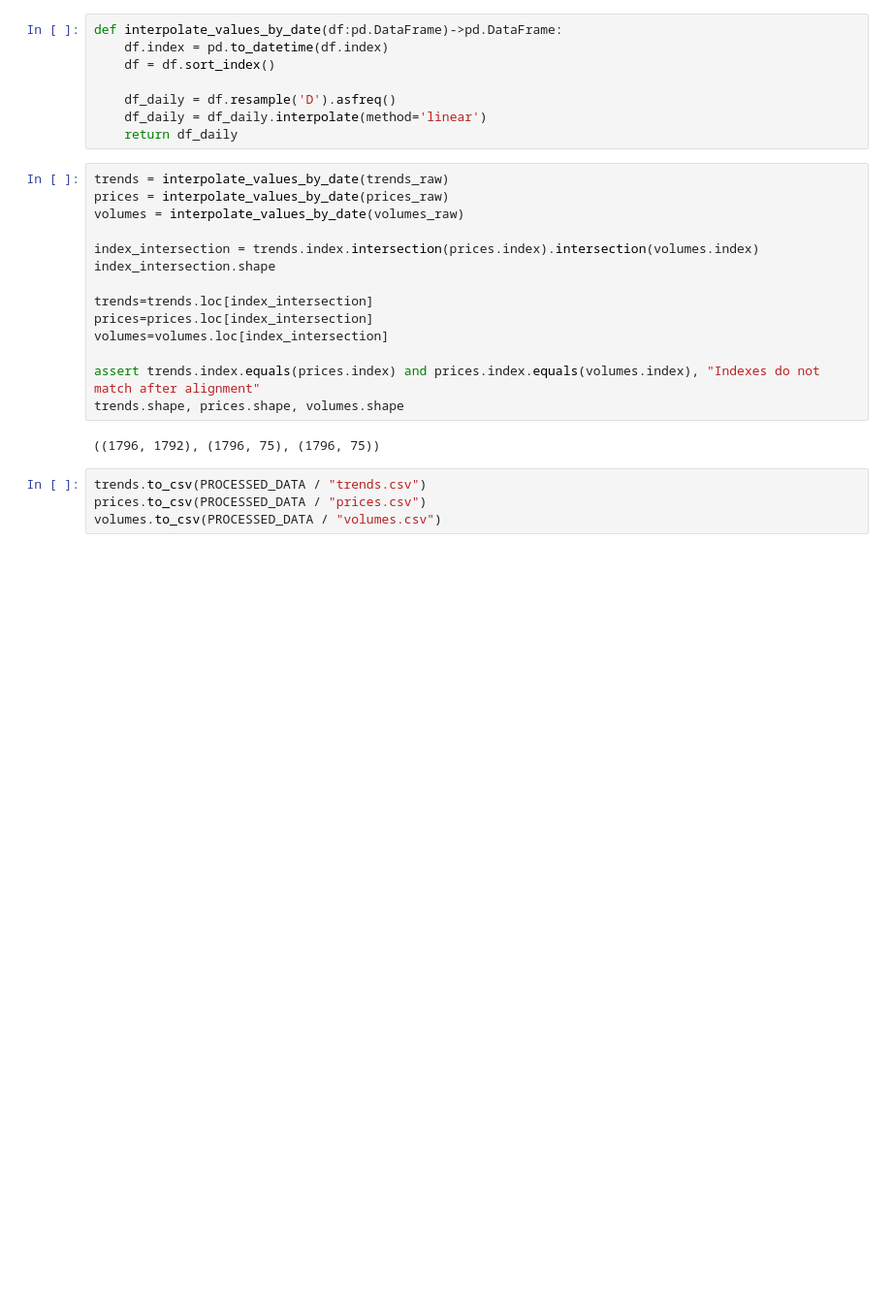
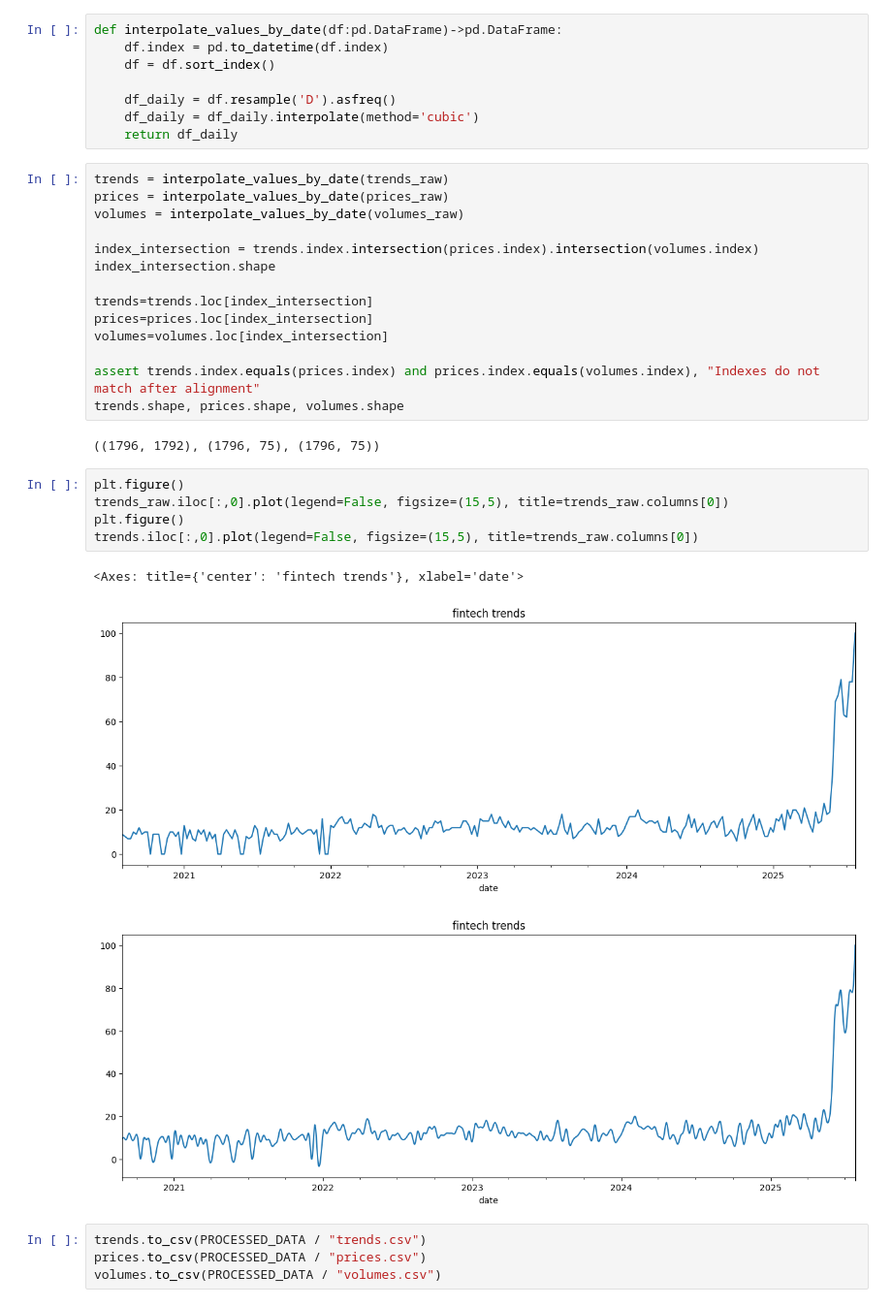
Before and after one commit to YishayPo/needleInHaystack, a Jupyter notebook: data_preprocess.ipynb, the cells around one changed output. Shown at 97% size. Saved outputs shown, nothing was run; the diff lists cells and outputs as text; blank space fills up the shorter version.

```diff
--- a/data_preprocess.ipynb
+++ b/data_preprocess.ipynb
@@ -129,7 +130,7 @@ def interpolate_values_by_date(df:pd.DataFrame)->pd.DataFrame:
     df = df.sort_index()
 
     df_daily = df.resample('D').asfreq()
-    df_daily = df_daily.interpolate(method='linear')
+    df_daily = df_daily.interpolate(method='cubic')
     return df_daily
 # %%
 trends = interpolate_values_by_date(trends_raw)
@@ -147,6 +148,15 @@ assert trends.index.equals(prices.index) and prices.index.equals(volumes.index),
 trends.shape, prices.shape, volumes.shape
 # %% [output]
 ((1796, 1792), (1796, 75), (1796, 75))
+# %%
+plt.figure()
+trends_raw.iloc[:,0].plot(legend=False, figsize=(15,5), title=trends_raw.columns[0])
+plt.figure()
+trends.iloc[:,0].plot(legend=False, figsize=(15,5), title=trends_raw.columns[0])
+# %% [output]
+<Axes: title={'center': 'fintech trends'}, xlabel='date'>
+[figure, added]
+[figure, added]
 # %%
 trends.to_csv(PROCESSED_DATA / "trends.csv")
 prices.to_csv(PROCESSED_DATA / "prices.csv")
```
Also changed, not shown: parts of 1 cell of this notebook.
